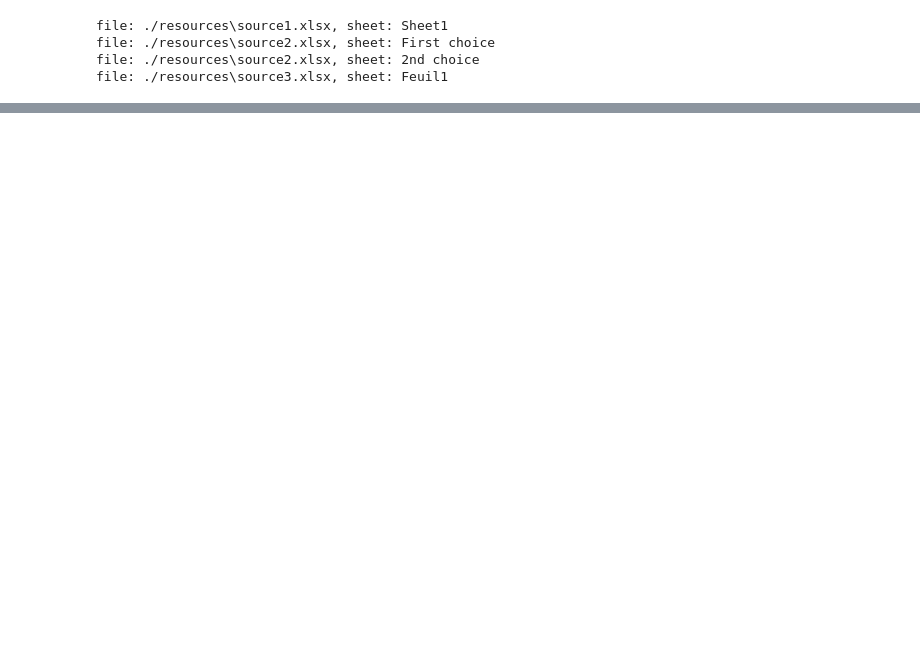
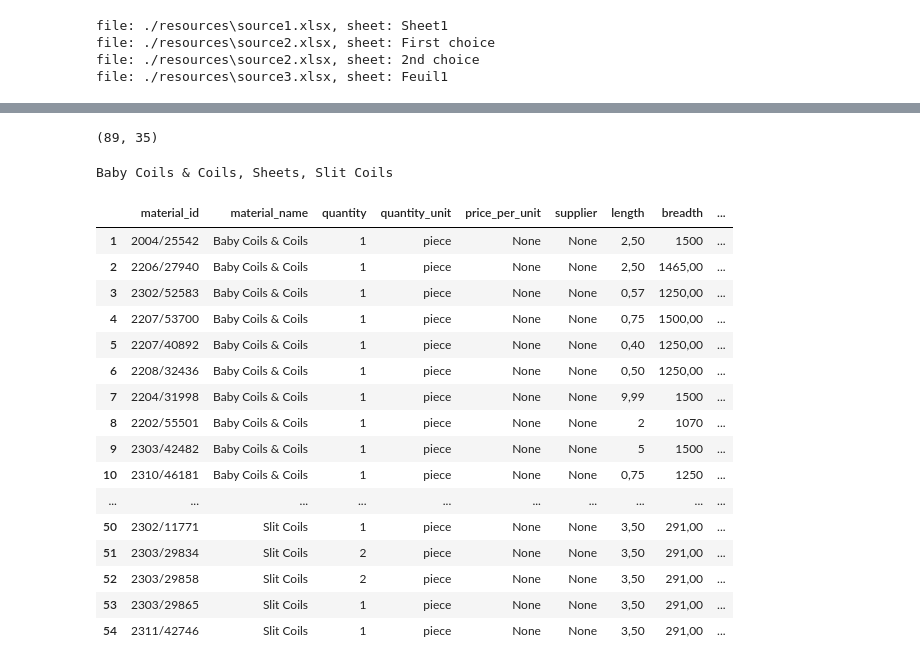
Before and after one commit to praveer-k/ml-en-assessment, a Jupyter notebook: experiment.ipynb, the cells around one changed output, grey strips where cells are left out. Cells and saved outputs as stored; diff of their text form; code cells hidden in the pictures; blank space fills up the shorter version.

```diff
--- a/experiment.ipynb
+++ b/experiment.ipynb
@@ -259,0 +140,10 @@ df
+# %%
+import re
+
+pattern = r'(?P<length>\d{1,2}(?:[,.]\d{2})?) x (?P<breadth>\d{1,4}(?:[,.]\d{2})?)(?: x (?P<height>\d{1,4}(?:[,.]\d{2})?))?(?: (?P<dimension_unit>mm))?'
+
+def extract_dimensions(text):
+    match = re.search(pattern, text)
+    if match:
+        return match.groupdict()
+    return {"length": None, "breadth": None, "height": None, "dimension_unit": None}
@@ -259,0 +207,67 @@ df
+# %%
+df["material_id"].count(), df["material_id"].drop_duplicates().count()
+# %% [output]
+(89, 35)
+# %%
+import pandas as pd
+
+file_path= "./resources/source2.xlsx"
+sheet_name = "2nd choice "
+df = pd.read_excel(file_path, sheet_name=sheet_name)
+material_name1 = str(df.columns[0]).strip()
+material_name2 = str(df.iloc[15, 0]).strip()
+material_name3 = str(df.iloc[27, 0]).strip()
+print(f"{material_name1}, {material_name2}, {material_name3}")
+df.columns = df.iloc[0].tolist()
+df = df.drop(index=0)
+df["material_name"] = None
+df.loc[0:12, "material_name"] = material_name1
+df.loc[17:25, "material_name"] = material_name2
+df.loc[29:, "material_name"] = material_name3
+df = df.dropna(axis=0, how='all')
+df.drop(index=[12, 15, 16, 27, 28], inplace=True)
+df.columns = [col.lower().strip().replace(" ","_") for col in df.columns]
+df.rename(columns={"article_id": "material_id", "material": "properties", "defect_description": "description"}, inplace=True)
+df["properties"] = df["properties"].str.replace('*', 'x')
+df["properties"] = df["properties"].str.replace(r'(\d)x', r'\1 x ', regex=True)
+df = df.join(df["properties"].apply(extract_dimensions).apply(pd.Series))
+df["dimension_unit"] = df["dimension_unit"].fillna("mm")
+df["properties"] = df["properties"].str.replace(r'(\w)\+', r'\1 +', regex=True)
+df["properties"] = df["properties"].str.replace(r'(\d)mm', r'\1 mm', regex=True)
+df["properties"] = df["properties"].str.replace(pattern, '', regex=True)
+df["properties"] = df["properties"].apply(lambda x: x.replace("licht geolied", "Little-Oiled"))
+df["properties"] = df["properties"].apply(lambda x: x.replace("geolied", "Oiled"))
+df["description"] = df.apply(lambda row: row["description"] if "ongeb/ ongeol traan" not in row["properties"] else row["description"] + " ongeb/ ongeol traan", axis=1)
+df["description"] = df["description"].fillna("")
+df["properties"] = df["properties"].apply(lambda x: x.replace("ongeb/ ongeol traan", ""))
+df["properties"] = df["properties"].apply(lambda x: x.replace("MAC", "Ma-C"))
+df["quantity_unit"] = "piece"
+df["total_price"] = None
+df["price_per_unit"] = None
+df["supplier"] = None
+df["weighing_unit"] = None
+df["choice"] = 2
+df["reserved"] = None
+df = df.reindex(columns=['material_id', 'material_name', 'quantity', 'quantity_unit', 'price_per_unit', 'supplier', 'length', 'breadth', 'height', 'dimension_unit', 'weight', 'weighing_unit', 'properties', 'description', 'choice', 'reserved'])
+df["file_path"] = file_path.replace('\\', '/')
+df["sheet_name"] = sheet_name.strip()
+df
+# %% [output]
+Baby Coils & Coils, Sheets, Slit Coils
+|  | material_id | material_name | quantity | quantity_unit | price_per_unit | supplier | length | breadth | ... |
+| 1 | 2004/25542 | Baby Coils & Coils | 1 | piece | None | None | 2,50 | 1500 | ... |
+| 2 | 2206/27940 | Baby Coils & Coils | 1 | piece | None | None | 2,50 | 1465,00 | ... |
+| 3 | 2302/52583 | Baby Coils & Coils | 1 | piece | None | None | 0,57 | 1250,00 | ... |
+| 4 | 2207/53700 | Baby Coils & Coils | 1 | piece | None | None | 0,75 | 1500,00 | ... |
+| 5 | 2207/40892 | Baby Coils & Coils | 1 | piece | None | None | 0,40 | 1250,00 | ... |
+| 6 | 2208/32436 | Baby Coils & Coils | 1 | piece | None | None | 0,50 | 1250,00 | ... |
+| 7 | 2204/31998 | Baby Coils & Coils | 1 | piece | None | None | 9,99 | 1500 | ... |
+| 8 | 2202/55501 | Baby Coils & Coils | 1 | piece | None | None | 2 | 1070 | ... |
+| 9 | 2303/42482 | Baby Coils & Coils | 1 | piece | None | None | 5 | 1500 | ... |
+| 10 | 2310/46181 | Baby Coils & Coils | 1 | piece | None | None | 0,75 | 1250 | ... |
+| ... | ... | ... | ... | ... | ... | ... | ... | ... | ... |
+| 50 | 2302/11771 | Slit Coils | 1 | piece | None | None | 3,50 | 291,00 | ... |
+| 51 | 2303/29834 | Slit Coils | 2 | piece | None | None | 3,50 | 291,00 | ... |
+| 52 | 2303/29858 | Slit Coils | 2 | piece | None | None | 3,50 | 291,00 | ... |
+| 53 | 2303/29865 | Slit Coils | 1 | piece | None | None | 3,50 | 291,00 | ... |
+| 54 | 2311/42746 | Slit Coils | 1 | piece | None | None | 3,50 | 291,00 | ... |
```
Also changed, not shown: parts of 19 cells of this notebook, 18 other files.
